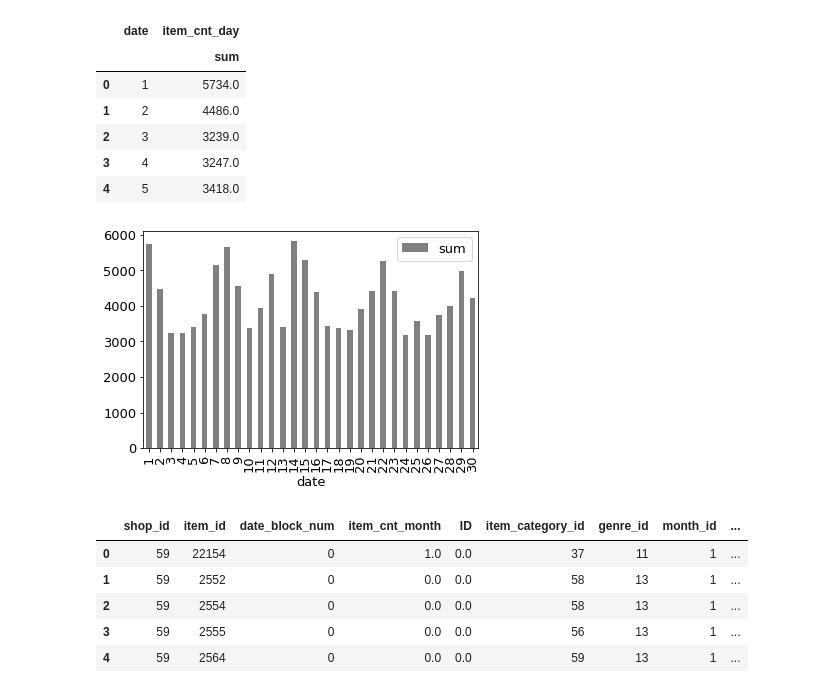
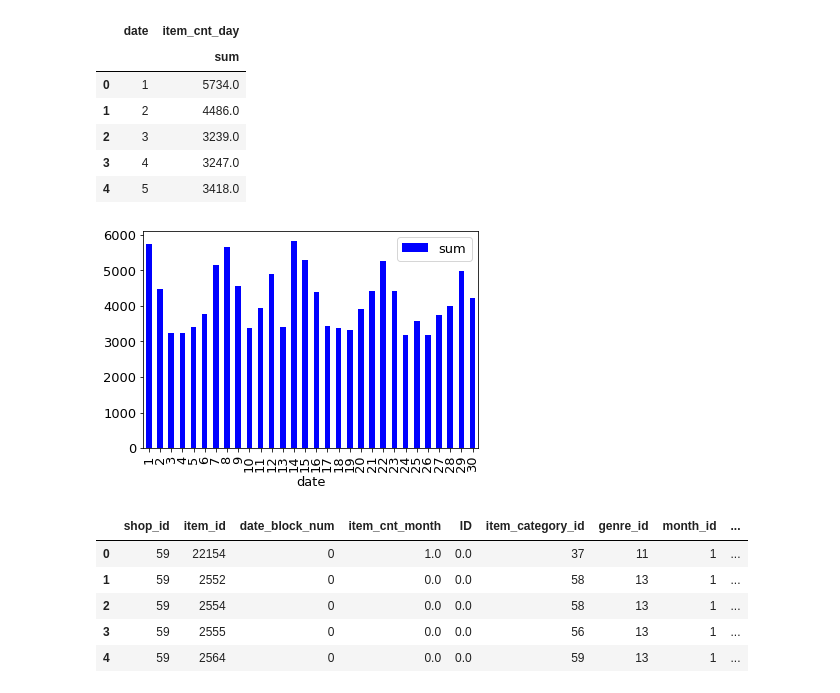
Before and after one commit to Philip-Murray/dataproj, a Jupyter notebook: production.ipynb, the cells around one changed output. Saved outputs shown, nothing was run; the diff lists cells and outputs as text; code cells hidden in the pictures.

```diff
--- a/production.ipynb
+++ b/production.ipynb
@@ -405,9 +406,9 @@ month_inspection.head(5)
 # %%
 # here, we are able to see that weekends correlate with more sales.
 # spikes on saturdays
-month_inspection.plot.bar(x="date", y="item_cnt_day", color='grey');
+month_inspection.plot.bar(x="date", y="item_cnt_day", color='blue');
 # %% [output]
-[figure, old version]
+[figure, new version]
 # %%
 # given a month, compute the number of saturdays so that we can use as an additional feature
 def count_days(date_block_num):
```
Also changed, not shown: parts of 15 cells of this notebook, 1 other file.
